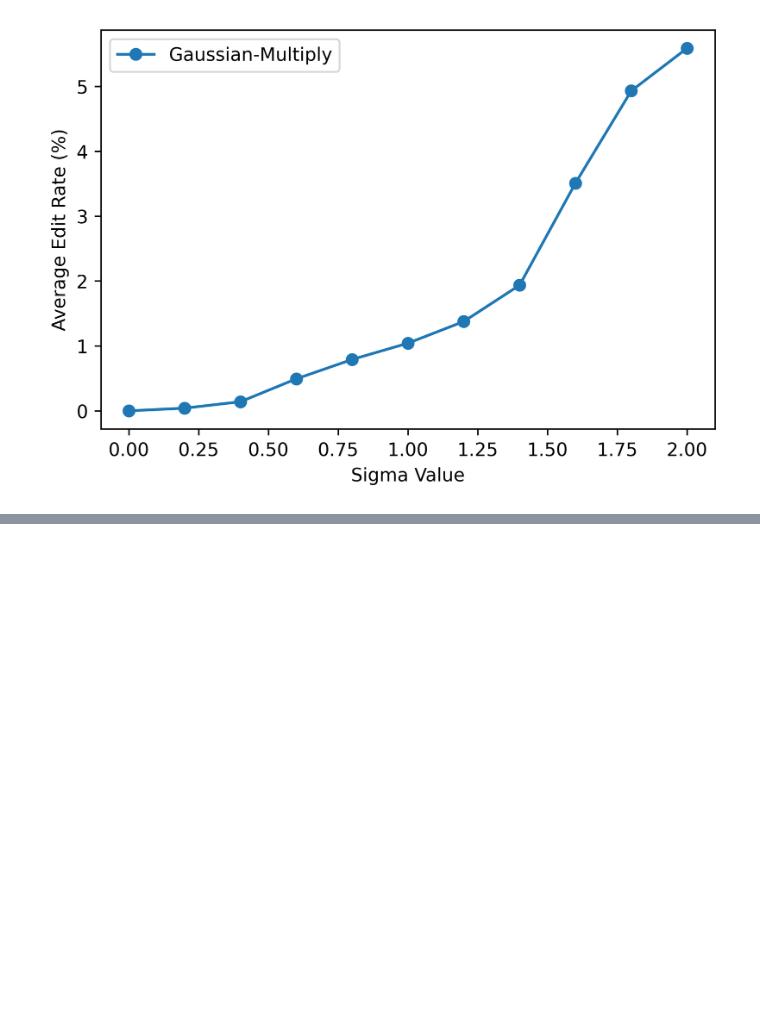
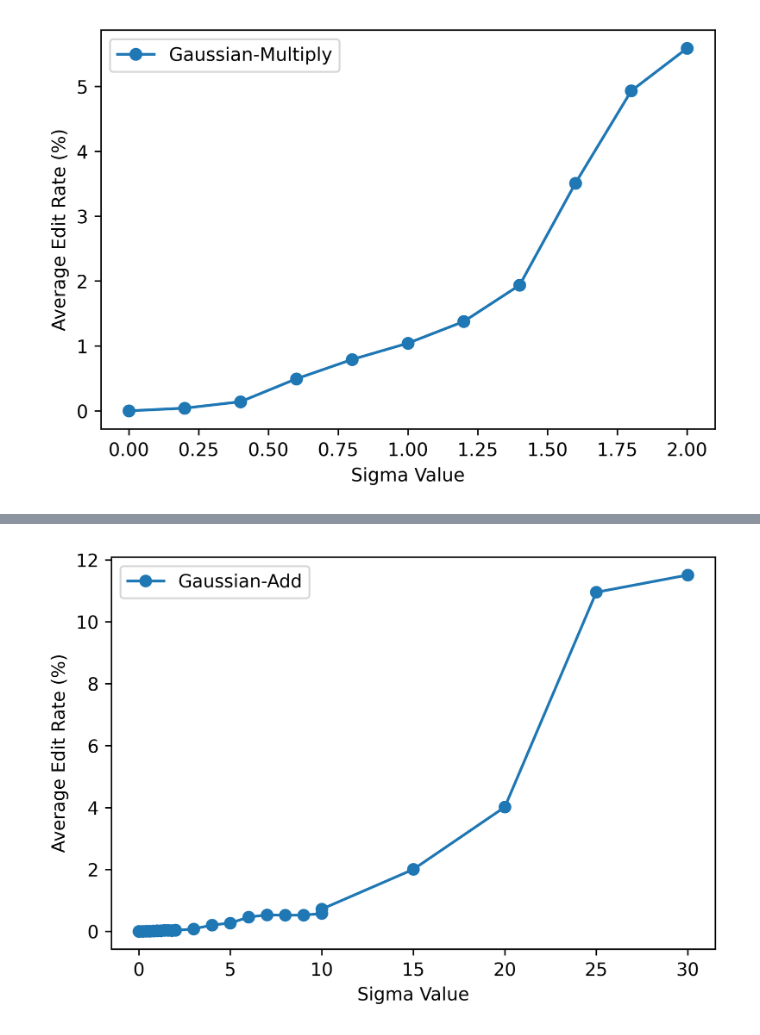
Before and after one commit to YufanWangYuki/NoiseGram, a Jupyter notebook: plot.ipynb, the cells around one changed output, grey strips where cells are left out. Cells and saved outputs as stored; diff of their text form; code cells hidden in the pictures; blank space fills up the shorter version.

```diff
--- a/plot.ipynb
+++ b/plot.ipynb
@@ -158,0 +225,19 @@ plt.show() #图形可视化
+# %%
+import matplotlib.pyplot as plt
+# from matplotlib.pyplot import MultipleLocator
+
+x_major_locator=MultipleLocator(1)
+
+fig, ax = plt.subplots(dpi=600)
+
+ax.plot(df['weight'], df['avg edit rate']*100, marker='o',label='Gaussian-Add') # 作y1 = x 图，并标记此线名为linear
+
+ax.set_xlabel('Sigma Value') #设置x轴名称 x label
+ax.set_ylabel('Average Edit Rate (%)') #设置y轴名称 y label
+# ax.set_title('Simple Plot') #设置图名为Simple Plot
+ax.legend() #自动检测要在图例中显示的元素，并且显示
+# plt.xlim((0, 15))
+# ax.xaxis.set_major_locator(x_major_locator)
+plt.show() #图形可视化
+# %% [output]
+[figure, added]
```
Also changed, not shown: parts of 4 cells of this notebook, 2 other files.
